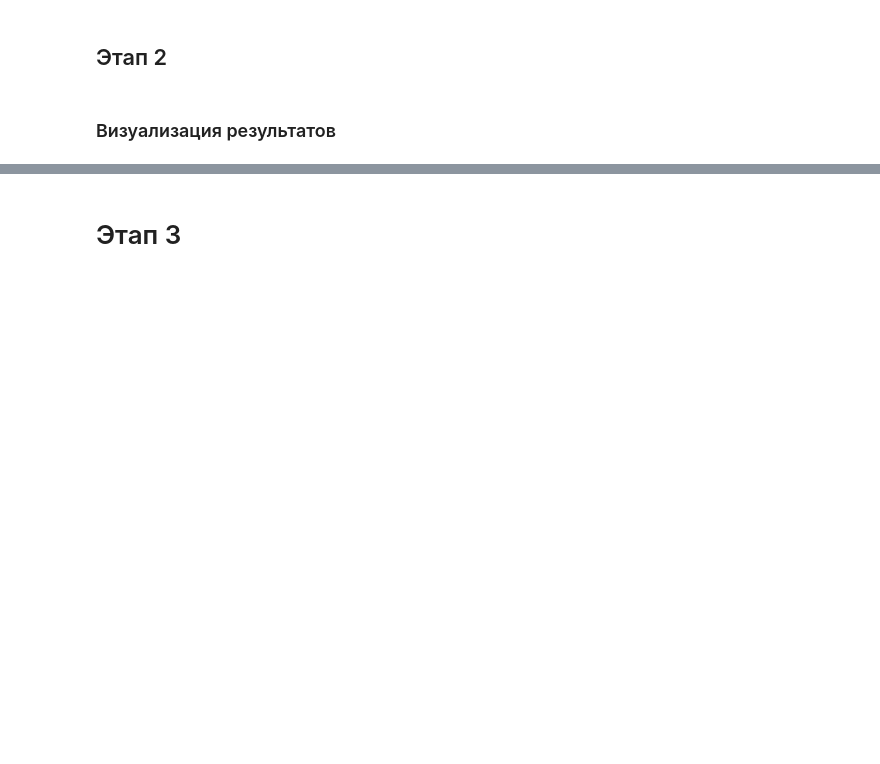
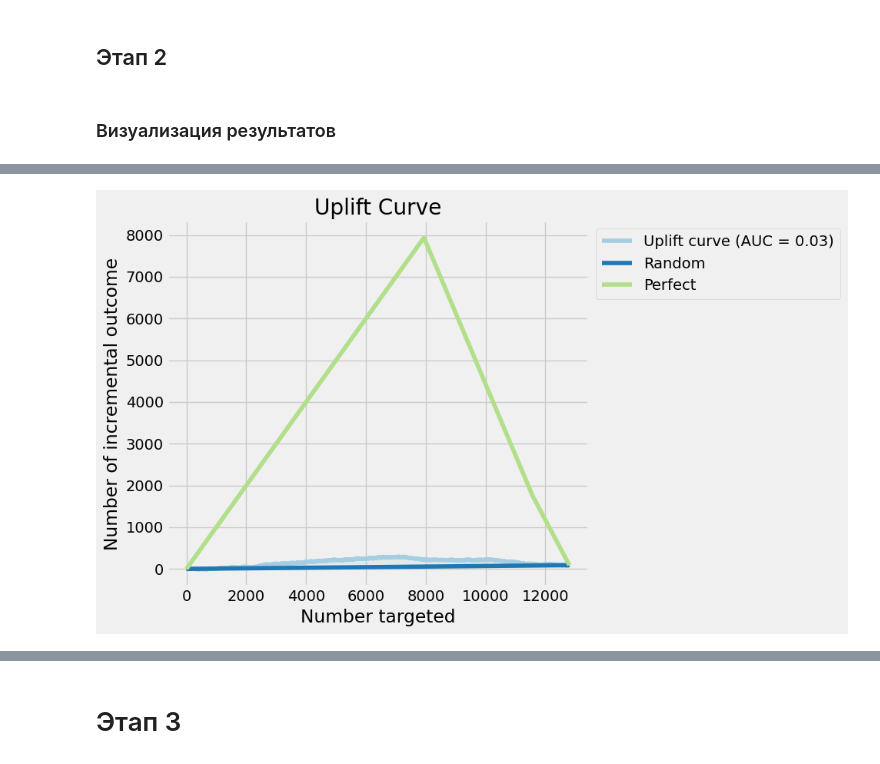
Before and after one commit to Bogdan-67/mle-uplift-yeda, a Jupyter notebook: uplift_project.ipynb, the cells around one changed output, grey strips where cells are left out. Saved outputs shown, nothing was run; the diff lists cells and outputs as text; code cells hidden in the pictures; blank space fills up the shorter version.

```diff
--- a/uplift_project.ipynb
+++ b/uplift_project.ipynb
@@ -724,0 +1101,13 @@ from utils import custom_uplift_by_percentile
+# %%
+from sklift.viz import plot_uplift_curve
+
+fig, axs = plt.subplots(1, 1, figsize=(10, 6))
+
+plot_uplift_curve(y_test, uplift_preds, X_test['treatment'], ax=axs, perfect=True, name='Uplift curve')
+axs.set_title('Uplift Curve')
+axs.grid(True)
+plt.tight_layout()
+plt.savefig(f"{FINAL_PLOTS_DIR}/uplift_curve.png")
+plt.show()
+# %% [output]
+[figure, added]
```
Also changed, not shown: parts of 38 cells of this notebook, 20 other files.
